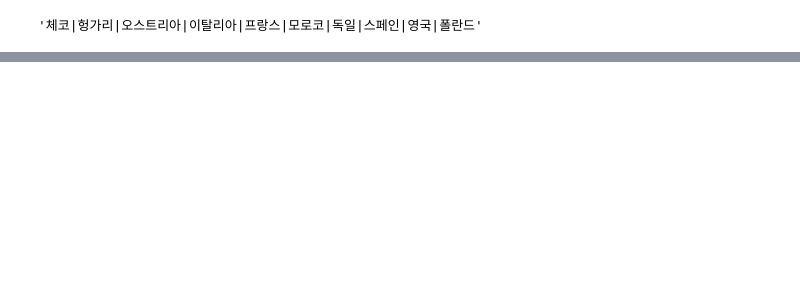
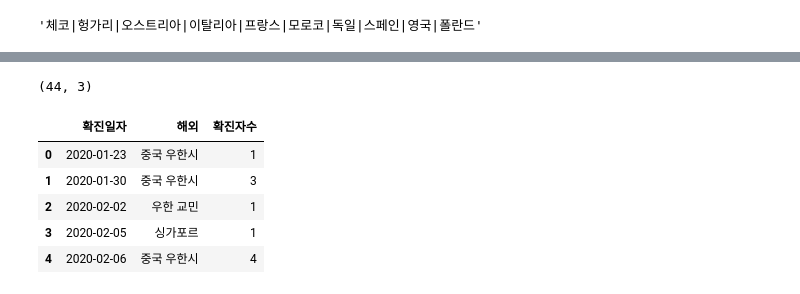
Before and after one commit to corazzon/COVID-19-eda, a Jupyter notebook: 06-seoul-covid-19-eda.ipynb, the cells around one changed output, grey strips where cells are left out. Saved outputs shown, nothing was run; the diff lists cells and outputs as text; code cells hidden in the pictures; blank space fills up the shorter version.

```diff
--- a/06-seoul-covid-19-eda.ipynb
+++ b/06-seoul-covid-19-eda.ipynb
@@ -626,0 +664,13 @@ Name: 해외, dtype: int64
+# %%
+day_oversea = day_oversea.reset_index()
+day_oversea = day_oversea.rename(columns={'연번':'확진자수'})
+print(day_oversea.shape)
+day_oversea.head()
+# %% [output]
+(44, 3)
+|  | 확진일자 | 해외 | 확진자수 |
+| 0 | 2020-01-23 | 중국 우한시 | 1 |
+| 1 | 2020-01-30 | 중국 우한시 | 3 |
+| 2 | 2020-02-02 | 우한 교민 | 1 |
+| 3 | 2020-02-05 | 싱가포르 | 1 |
+| 4 | 2020-02-06 | 중국 우한시 | 4 |
```
Also changed, not shown: parts of 44 cells of this notebook.
